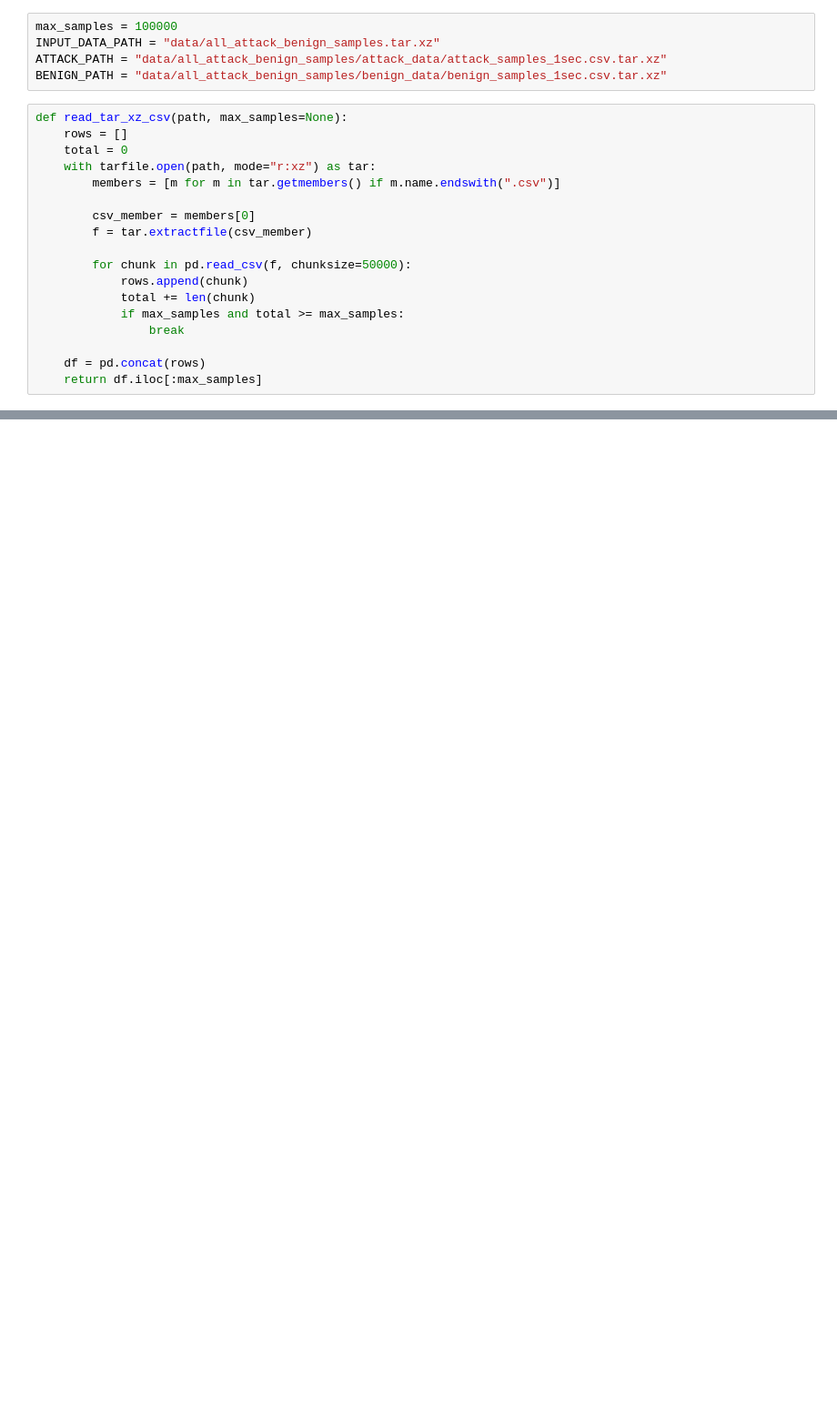
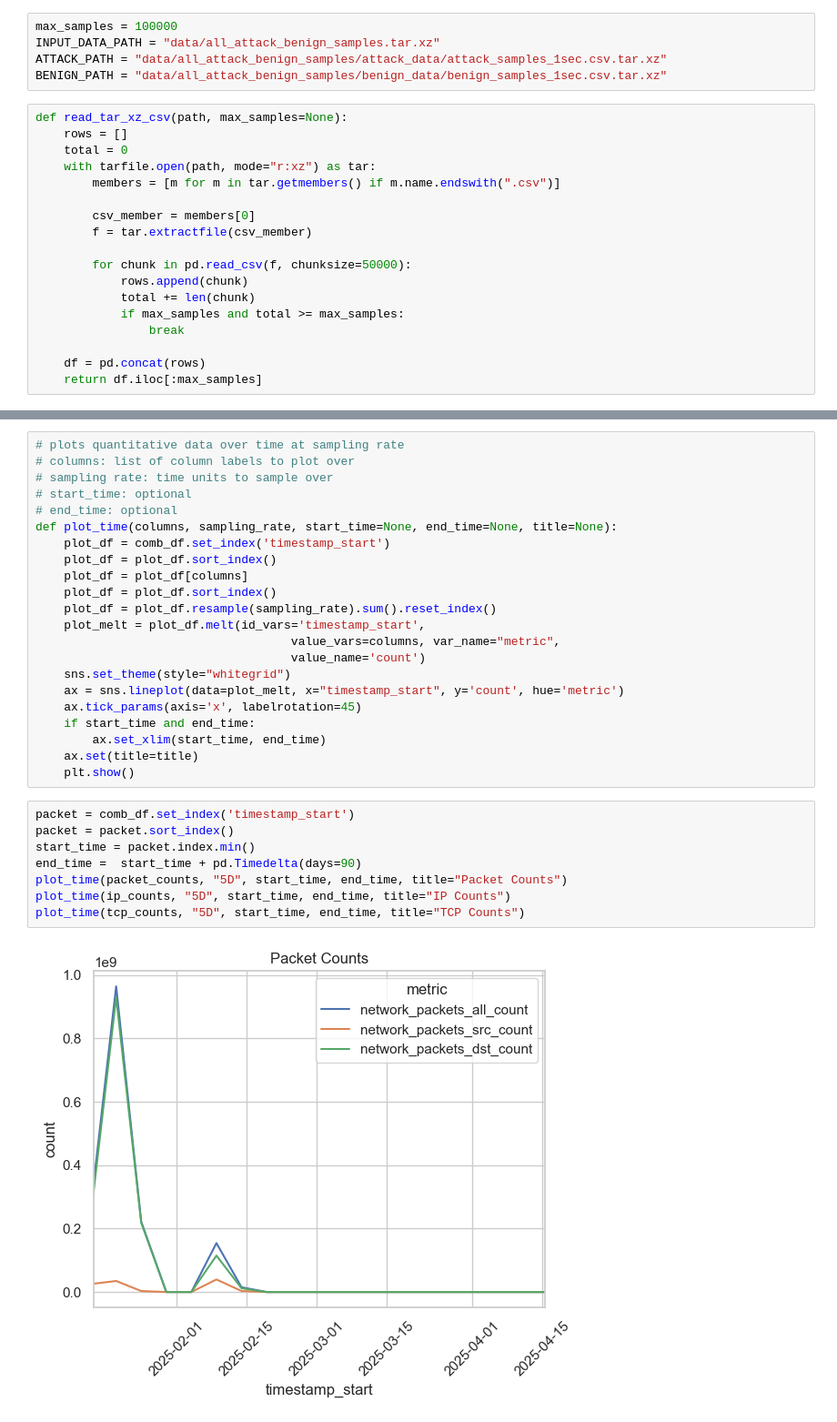
Before and after one commit to kellyw03/ee467-final, a Jupyter notebook: EDA.ipynb, the cells around one changed output, grey strips where cells are left out. Shown at 91% size. Saved outputs shown, nothing was run; the diff lists cells and outputs as text; blank space fills up the shorter version.

```diff
--- a/EDA.ipynb
+++ b/EDA.ipynb
@@ -42,0 +279,32 @@ benign_pd.head()
+# %%
+# plots quantitative data over time at sampling rate
+# columns: list of column labels to plot over
+# sampling rate: time units to sample over
+# start_time: optional
+# end_time: optional
+def plot_time(columns, sampling_rate, start_time=None, end_time=None, title=None):
+    plot_df = comb_df.set_index('timestamp_start')
+    plot_df = plot_df.sort_index()
+    plot_df = plot_df[columns]
+    plot_df = plot_df.sort_index()
+    plot_df = plot_df.resample(sampling_rate).sum().reset_index()
+    plot_melt = plot_df.melt(id_vars='timestamp_start',
+                                    value_vars=columns, var_name="metric",
+                                    value_name='count')
+    sns.set_theme(style="whitegrid")
+    ax = sns.lineplot(data=plot_melt, x="timestamp_start", y='count', hue='metric')
+    ax.tick_params(axis='x', labelrotation=45)
+    if start_time and end_time:
+        ax.set_xlim(start_time, end_time)
+    ax.set(title=title)
+    plt.show()
+# %%
+packet = comb_df.set_index('timestamp_start')
+packet = packet.sort_index()
+start_time = packet.index.min()
+end_time =  start_time + pd.Timedelta(days=90)
+plot_time(packet_counts, "5D", start_time, end_time, title="Packet Counts")
+plot_time(ip_counts, "5D", start_time, end_time, title="IP Counts")
+plot_time(tcp_counts, "5D", start_time, end_time, title="TCP Counts")
+# %% [output]
+[figure, added]
```
Also changed, not shown: parts of 21 cells of this notebook, 1 other file.
